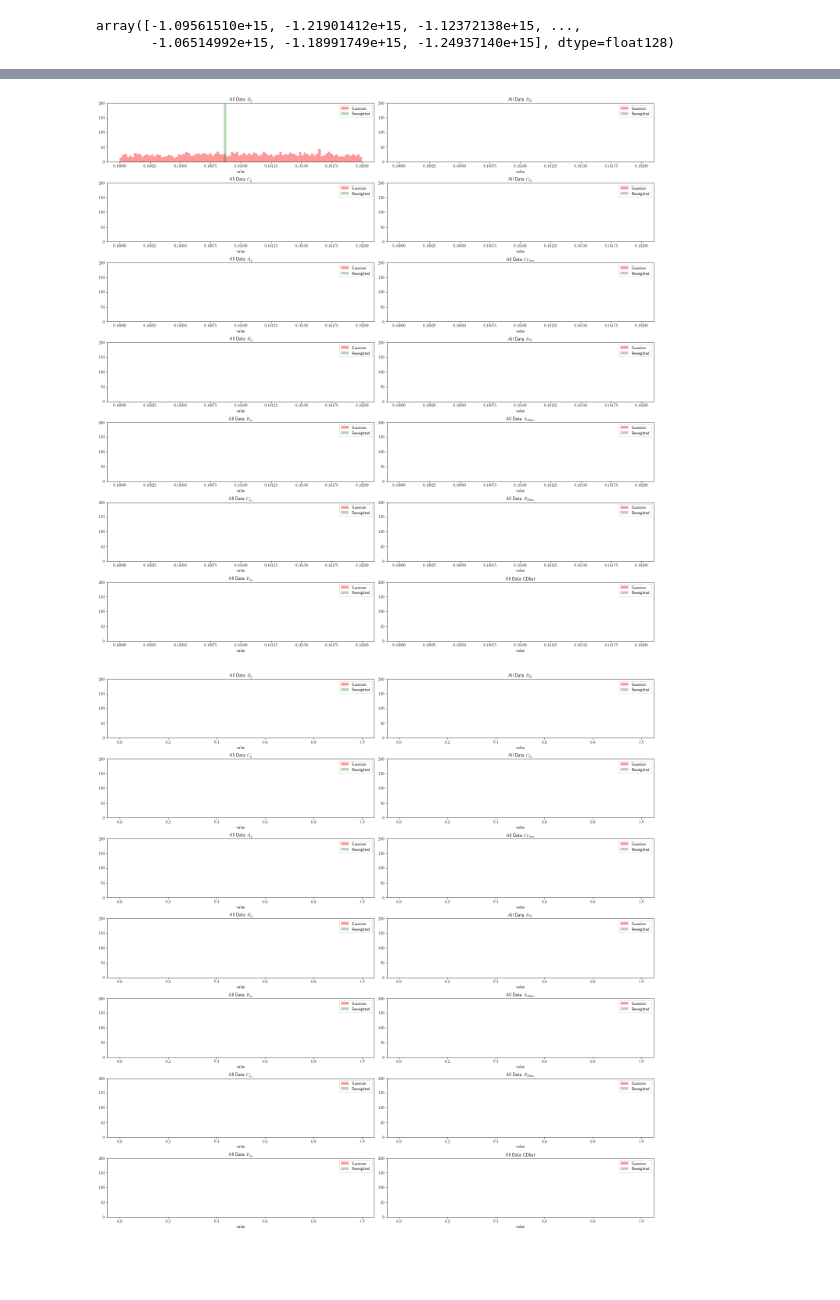
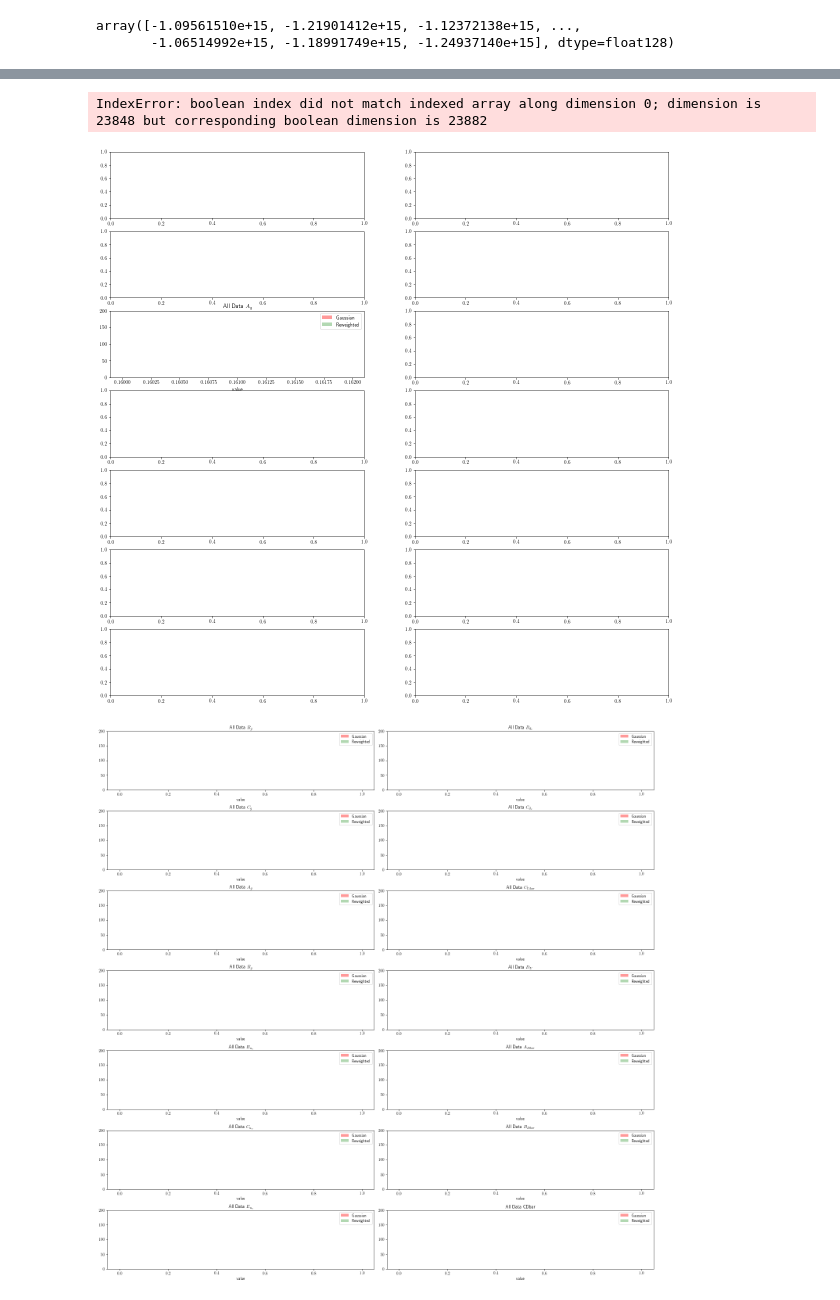
Before and after one commit to AliAlkadhim/PDF_Uncertainty, a Jupyter notebook: master_version/local/ALL_DATA_25k/Reweighting_2.ipynb, the cells around one changed output, grey strips where cells are left out. Cells and saved outputs as stored; diff of their text form; code cells hidden in the pictures; blank space fills up the shorter version.

```diff
--- a/master_version/local/ALL_DATA_25k/Reweighting_2.ipynb
+++ b/master_version/local/ALL_DATA_25k/Reweighting_2.ipynb
@@ -427,15 +454,23 @@ def pos_log_mask(chi2_arr, MVG_arr):
 def calc_weight_from_log(chi2_arr, MVG_arr):
     log_weight_unnormalized = (-0.5 * chi2_arr) - (np.log(MVG_arr))
     delta_log_weight_unnormalized = log_weight_unnormalized - np.mean(log_weight_unnormalized)
+    #delta_log_weight_unnormalized = log_weight_unnormalized
     weight_unnormalized = np.exp(delta_log_weight_unnormalized)
     weight_normalized = weight_unnormalized.size * weight_unnormalized/np.sum(weight_unnormalized)
     return weight_normalized
 
-chi, MVG = delta_mean(chi2_array_ALL_DATA_4k, MVN_per_point_l)
+chi, MVG = delta_mean(chi2_within_1_sigma[2], MVG_within_1_sigma[2])
 
-chi_pos, MVG_pos, mask = pos_log_mask(chi, MVG)
+chi2, MVG2 = delta_best_fit(chi, MVG)
+
+chi3, MVG3 = delta_best_fit(chi2_within_1_sigma[0], MVG_within_1_sigma[0])
+
+
+#chi_pos, MVG_pos, mask = pos_log_mask(chi, MVG) #works
+
+chi_pos, MVG_pos, mask = pos_log_mask(chi2_within_1_sigma[2], MVG_within_1_sigma[2])
 
 w = calc_weight_from_log(chi_pos, MVG_pos)
-plt.hist(w)
+plt.hist(w, range=(0,1))
 print(w.mean())
 # %% [output]
@@ -444,30 +497,31 @@ print(w.mean())
 # %%
 fig, axes = plt.subplots(nrows=7, ncols=2, figsize=(20,20))
 
 titles = ['$B_g$','$C_g$','$A_g$','$B_g$','$B_{u_v}$','$C_{u_v}$','$E_{u_v}$','$B_{d_v}$','$C_{d_v}$','$C_{Ubar}$','$D_U$','$A_{Dbar}$','$B_{Dbar}$','CDbar','CDbar','CDbar','CDbar']
 
 
 for i in range(7):
-    axes[i,0].hist(MVN_4000_MASTER[:,i][mask], bins=100, color = 'r', alpha=0.4,label='Gaussian', range=(0.160,0.162))
-    axes[i,0].hist(MVN_4000_MASTER[:,i][mask], weights=w, bins=100, color = 'g',alpha=0.3, label='Reweighted', range=(0.160,0.162))
+    axes[i,0].hist(MVN_within_1_sigma[i][mask], bins=100, color = 'r', alpha=0.4,label='Gaussian', range=(0.160,0.162))
+    axes[i,0].hist(MVN_within_1_sigma[i][mask], weights=w, bins=100, color = 'g',alpha=0.3, label='Reweighted', range=(0.160,0.162))
     #axes[i,1].set(title=titles[i] + ' Weighted', xlabel='value')
     axes[i,0].set_title('All Data '+ titles[i] )
     axes[i,0].set_xlabel('value')
     axes[i,0].set_ylim(0,200)
     axes[i,0].legend()
 for j in range(0,7):
-    axes[j,1].hist(MVN_4000_MASTER[:,i][mask], bins=100, color = 'r', alpha=0.4,label='Gaussian', range=(0.160,0.162))
-    axes[j,1].hist(MVN_4000_MASTER[:,i][mask], weights=w, bins=100, color = 'g',alpha=0.3, label='Reweighted', range=(0.160,0.162))
+    axes[j,1].hist(MVN_within_1_sigma[i][mask], bins=100, color = 'r', alpha=0.4,label='Gaussian', range=(0.160,0.162))
+    axes[j,1].hist(MVN_within_1_sigma[i][mask], weights=w, bins=100, color = 'g',alpha=0.3, label='Reweighted', range=(0.160,0.162))
     #axes[i,1].set(title=titles[i] + ' Weighted', xlabel='value')
     axes[j,1].set_title('All Data ' +titles[j+7] )
     axes[j,1].set_xlabel('value')
     axes[j,1].set_ylim(0,200)
     axes[j,1].legend()
 
 plt.tight_layout()
 plt.show()
 # %% [output]
+IndexError: boolean index did not match indexed array along dimension 0; dimension is 23848 but corresponding boolean dimension is 23882
-[figure, old version]
+[figure, new version]
 # %%
 chi2_array_ALL_DATA_4k = np.load('/home/ali/Desktop/Pulled_Github_Repositories/NNPDF_Uncertainty/master_version/local/ALL_DATA_25k/chi2_array_ALL_DATA_25k.npy')
 MVN_4000_MASTER = np.load('/home/ali/Desktop/Pulled_Github_Repositories/NNPDF_Uncertainty/master_version/samples/MVN_25k_MASTER.npy')
```
Also changed, not shown: parts of 7 cells of this notebook, 1 other file.
